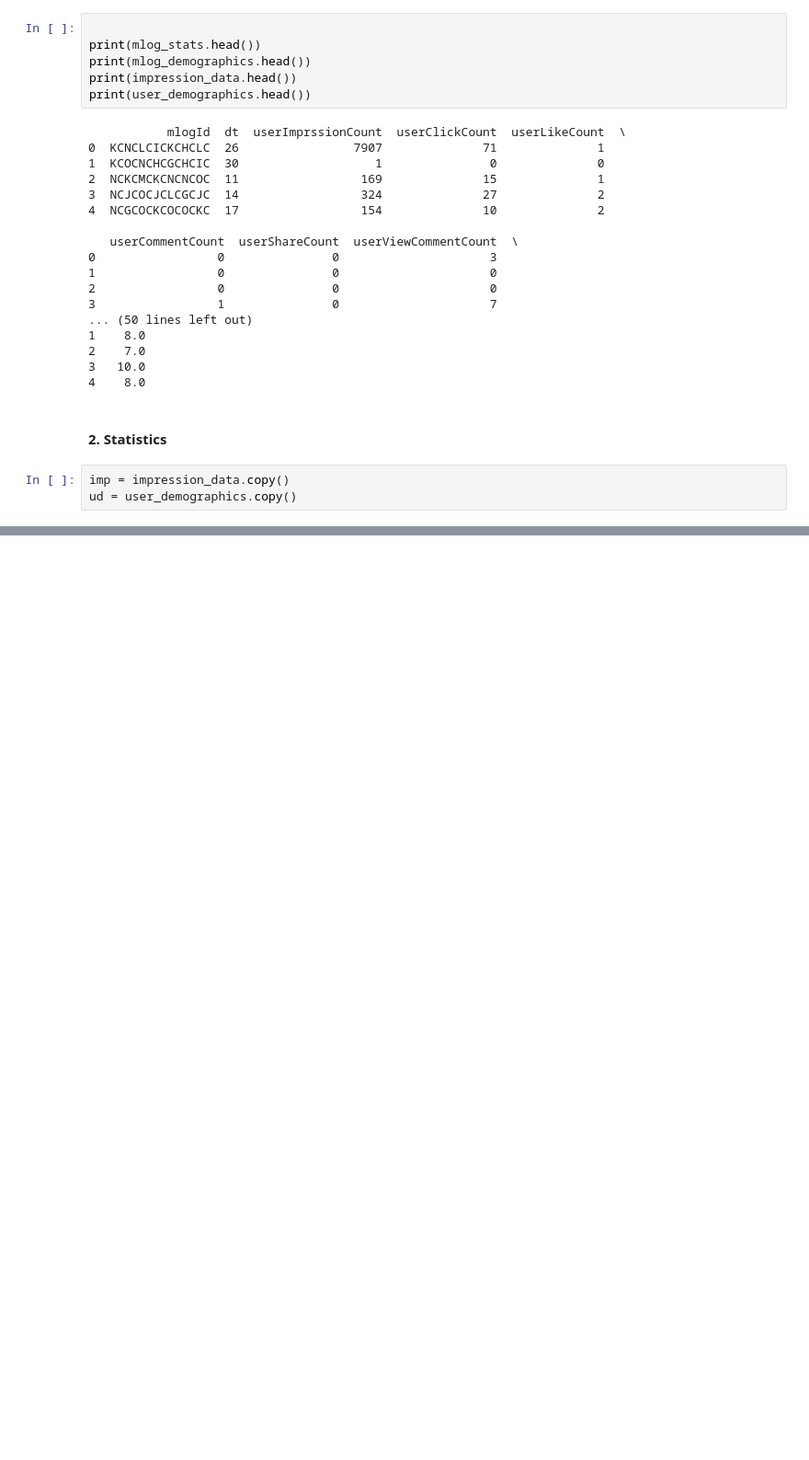
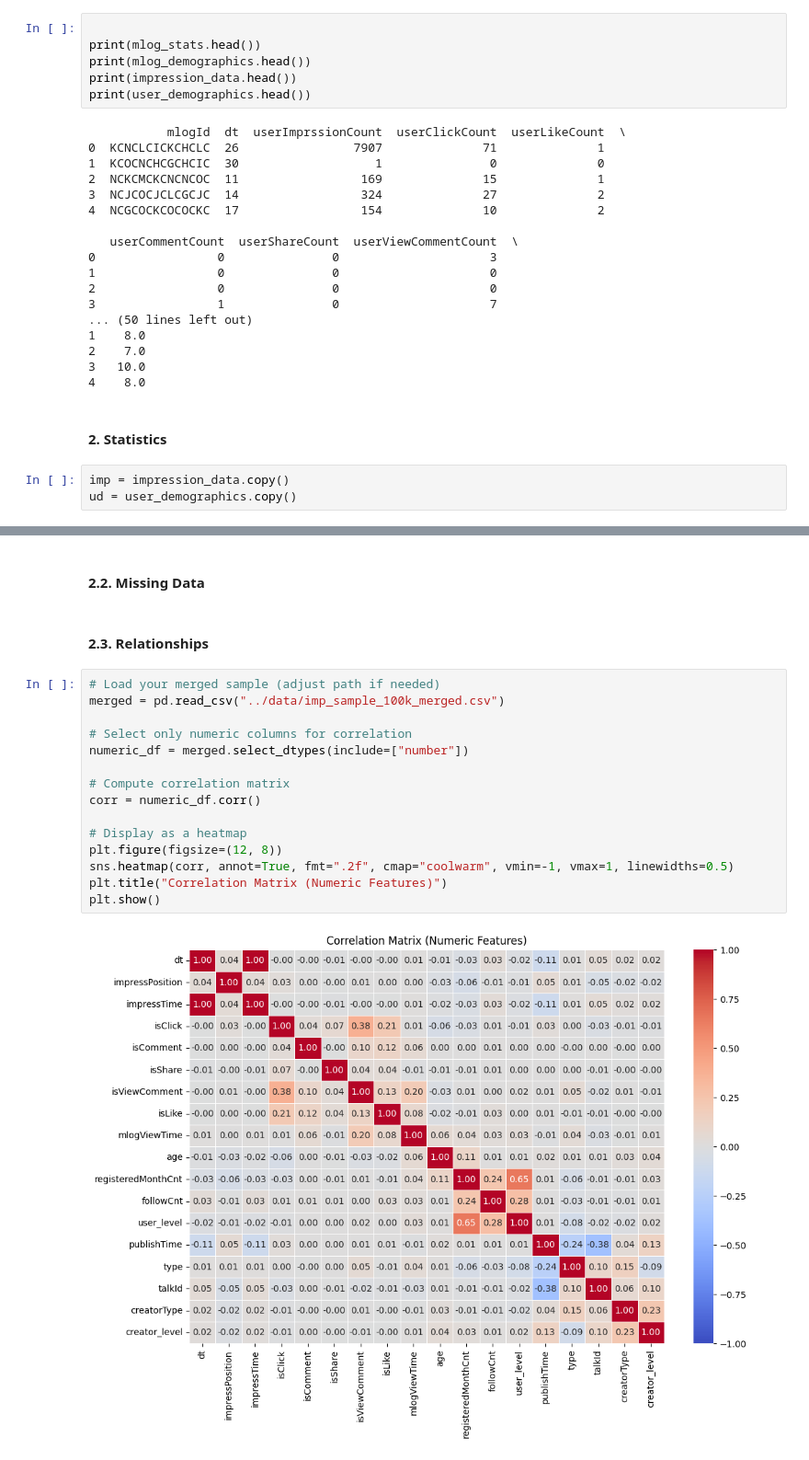
Before and after one commit to renaschaller/Master-Thesis-Music-Streaming, a Jupyter notebook: EDA/EDA.ipynb, the cells around one changed output, grey strips where cells are left out. Shown at 92% size. Cells and saved outputs as stored; diff of their text form; blank space fills up the shorter version.

```diff
--- a/EDA/EDA.ipynb
+++ b/EDA/EDA.ipynb
@@ -160,0 +206,21 @@ plt.show()
+# %% [markdown]
+#### 2.2. Missing Data
+# %% [markdown]
+#### 2.3. Relationships
+# %%
+# Load your merged sample (adjust path if needed)
+merged = pd.read_csv("../data/imp_sample_100k_merged.csv")
+
+# Select only numeric columns for correlation
+numeric_df = merged.select_dtypes(include=["number"])
+
+# Compute correlation matrix
+corr = numeric_df.corr()
+
+# Display as a heatmap
+plt.figure(figsize=(12, 8))
+sns.heatmap(corr, annot=True, fmt=".2f", cmap="coolwarm", vmin=-1, vmax=1, linewidths=0.5)
+plt.title("Correlation Matrix (Numeric Features)")
+plt.show()
+# %% [output]
+[figure, added]
```
Also changed, not shown: parts of 7 cells of this notebook, 2 other files.
